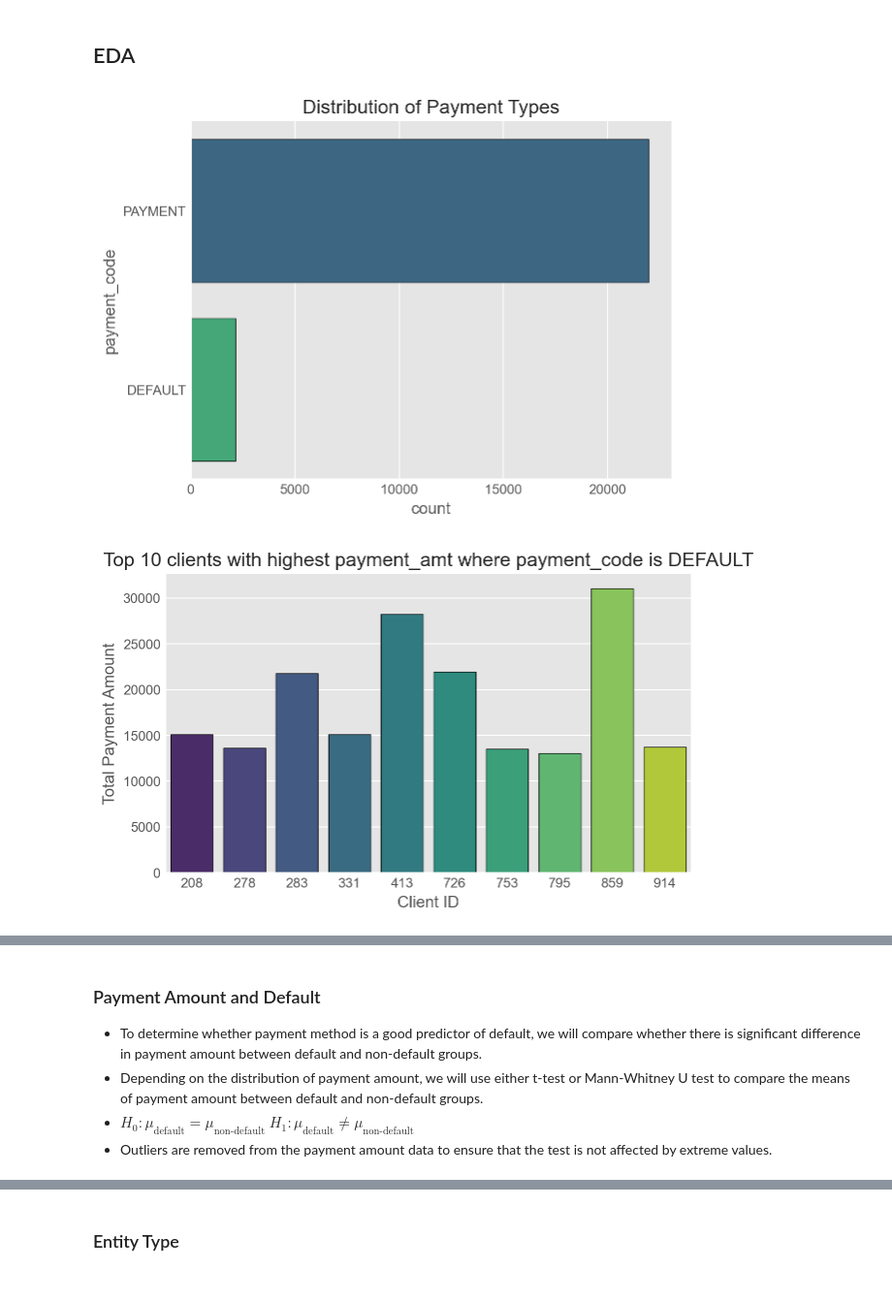
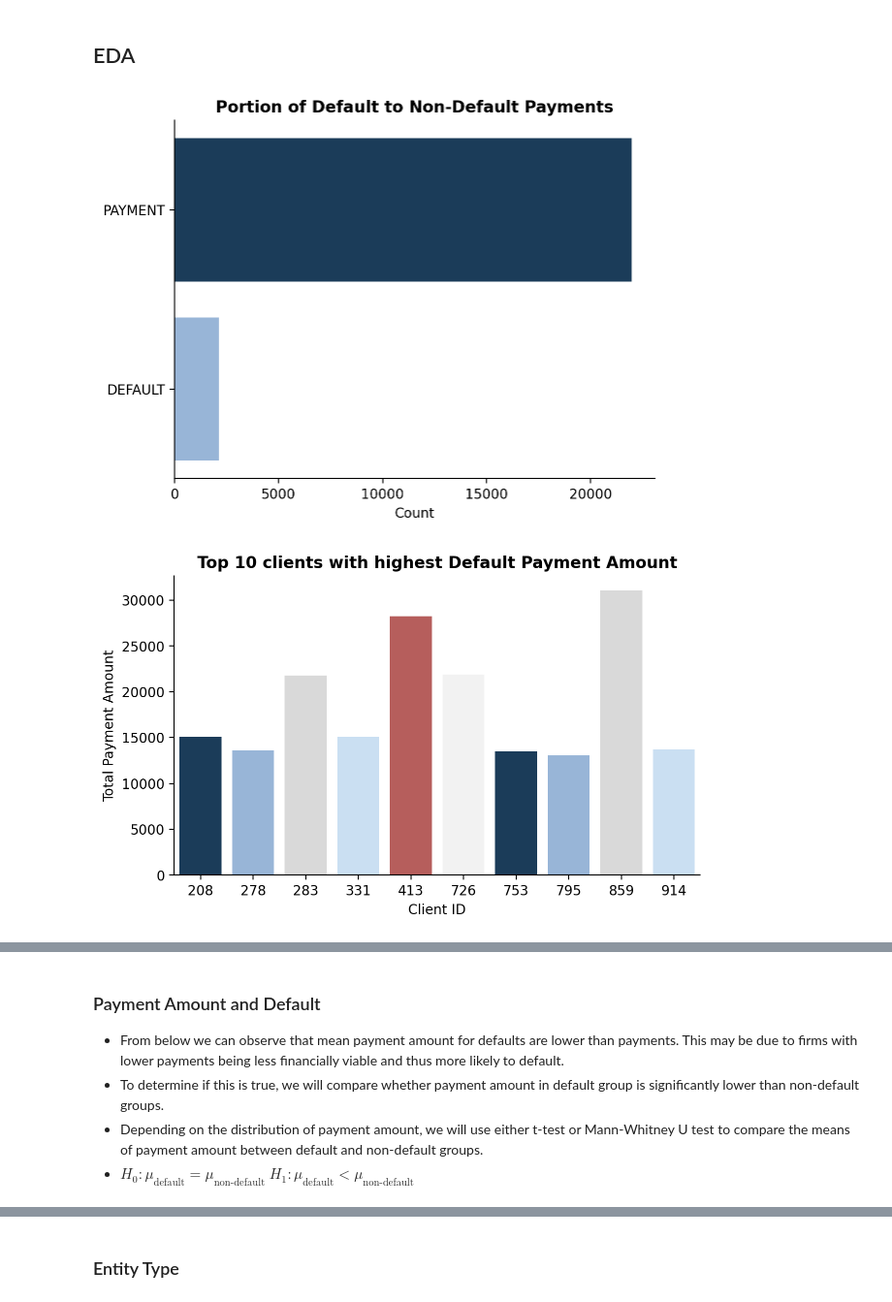
Before and after one commit to kuwaitikiwi/edgered-interview, a Jupyter notebook: EdgeRed.ipynb, the cells around one changed output, grey strips where cells are left out. Shown at 97% size. Drawn from its saved outputs; the diff is of its cells as text; code cells hidden in the pictures.

```diff
--- a/EdgeRed.ipynb
+++ b/EdgeRed.ipynb
@@ -42,17 +54,9 @@ df.describe()
 - Remove all entries with same column values except for transaction_id
 - Removed outliers (> 95th percentile) in payment_amt, as it is clear there are outliers ($200000 compared to $4000 mean)
 # %%
-df.transaction_date = df.transaction_date.apply(lambda test: dt.datetime.fromtimestamp(test).strftime('%Y-%m-%d %H:%M:%S'))
-
 df = df.drop_duplicates(subset=['transaction_date','payment_amt','client_id','payment_code'])
 
-
 df.drop(df[df['payment_amt']>df.payment_amt.quantile(0.95)].index, inplace=True)
-
-plt.figure(figsize=(7,4))
-sns.histplot(df['payment_amt'], kde=True, bins=30, palette = 'viridis')
-plt.title('Distribution of payment_amt')
-plt.show()
 
 df.dropna(inplace=True)
 plt.figure(figsize=(7,4))
@@ -64,18 +93,28 @@ sns.heatmap(df.isnull(), cbar=True)
 # %% [markdown]
 ## EDA
 # %%
-sns.countplot(data=df, y='payment_code', palette=palette, edgecolor='black')
-plt.title('Distribution of Payment Types')
+sns.countplot(data=df, y='payment_code', palette=palette)
+plt.title('Portion of Default to Non-Default Payments')
+plt.ylabel('')
+plt.xlabel('Count')
 plt.show()
 
-# plot top 10 clients with highest payment_amt where payment_code is 'DEFAULT'
 plt.figure(figsize=(7, 4))
 data = df[df['payment_code'] == 'DEFAULT'].groupby('client_id')['payment_amt'].sum().nlargest(10).reset_index()
-sns.barplot(data=data, x='client_id', y='payment_amt', palette=palette,edgecolor='black')
+sns.barplot(data=data, x='client_id', y='payment_amt', palette=palette)
 plt.xlabel('Client ID')
 plt.ylabel('Total Payment Amount')
-plt.title('Top 10 clients with highest payment_amt where payment_code is DEFAULT')
+plt.title('Top 10 clients with highest Default Payment Amount')
 plt.show()
+
+plt.figure(figsize=(6,6))
+data = df[df['payment_code'] == 'DEFAULT'].groupby('entity_type')['payment_amt'].sum().reset_index()
+plt.pie(data['payment_amt'], labels=None, startangle=140, colors=sns.color_palette(palette), wedgeprops=dict(width=0.4))
+plt.title('Distribution of Default Payments by Entity Type')
+
+plt.legend(data['entity_type'], loc='center left', bbox_to_anchor=(1, 0.5))
+
+plt.show()
 # %% [output]
-[figure, old version]
+[figure, new version]
-[figure, old version]
+[figure, new version]
@@ -82,6 +122,6 @@ plt.show()
 # %% [markdown]
 ### Payment Amount and Default
-- To determine whether payment method is a good predictor of default, we will compare whether there is significant difference in payment amount between default and non-default groups.
+- From below we can observe that mean payment amount for defaults are lower than payments. This may be due to firms with lower payments being less financially viable and thus more likely to default.
+- To determine if this is true, we will compare whether payment amount in default group is significantly lower than non-default groups.
 - Depending on the distribution of payment amount, we will use either t-test or Mann-Whitney U test to compare the means of payment amount between default and non-default groups.
-- $H_0: \mu_{\text{default}} = \mu_{\text{non-default}}$ $H_1: \mu_{\text{default}} \neq \mu_{\text{non-default}}$
-- Outliers are removed from the payment amount data to ensure that the test is not affected by extreme values.
+- $H_0: \mu_{\text{default}} = \mu_{\text{non-default}}$ $H_1: \mu_{\text{default}} < \mu_{\text{non-default}}$
```
Also changed, not shown: parts of 28 cells of this notebook.
